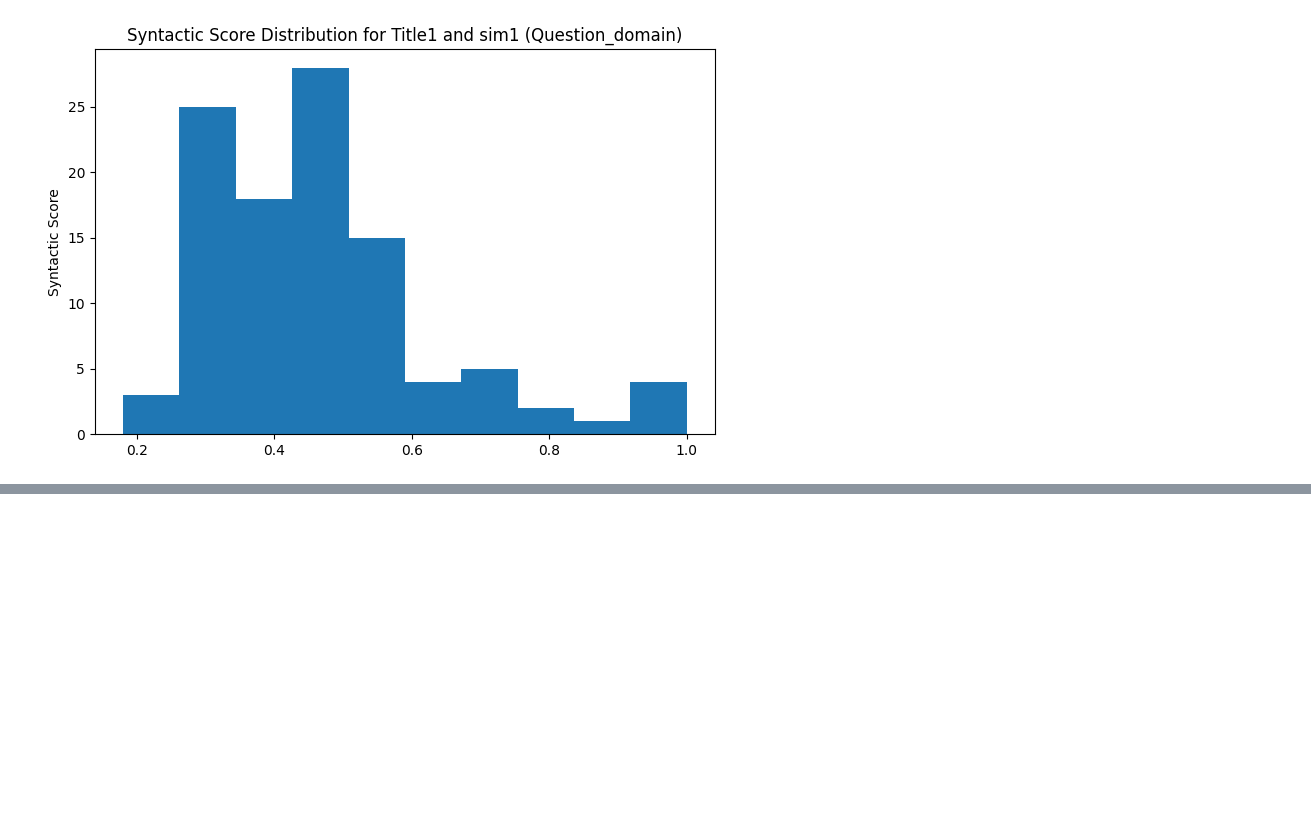
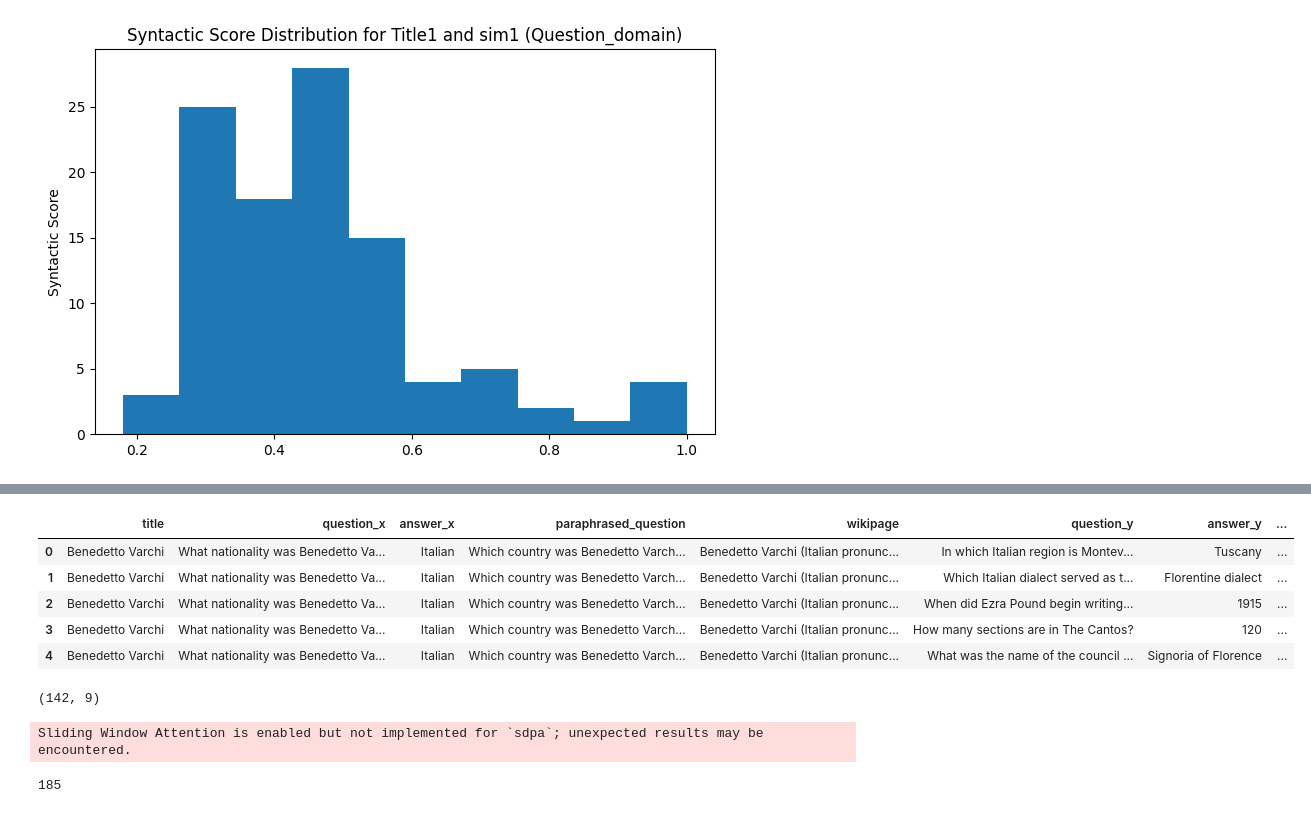
Before and after one commit to praveensonu/emnlp25, a Jupyter notebook: semantic.ipynb, the cells around one changed output, grey strips where cells are left out. Drawn from its saved outputs; the diff is of its cells as text; code cells hidden in the pictures; blank space fills up the shorter version.

```diff
--- a/semantic.ipynb
+++ b/semantic.ipynb
@@ -449,0 +503,3 @@ plt.show()
+# %%
+retain = pd.read_csv('/home/praveen/theoden/emnlp_25/retain_20_1.csv')
+forget = pd.read_csv('/home/praveen/theoden/emnlp_25/forget_20_1.csv')
@@ -449,0 +524,16 @@ plt.show()
+# %%
+semantic_entity = pd.merge(
+    forget,
+    retain_with_wiki,
+    how='left',
+    on=['title']
+)
+# %%
+semantic_entity.head()
+# %% [output]
+|  | title | question_x | answer_x | paraphrased_question | wikipage | question_y | answer_y | ... |
+| 0 | Benedetto Varchi | What nationality was Benedetto Va... | Italian | Which country was Benedetto Varch... | Benedetto Varchi (Italian pronunc... | In which Italian region is Montev... | Tuscany | ... |
+| 1 | Benedetto Varchi | What nationality was Benedetto Va... | Italian | Which country was Benedetto Varch... | Benedetto Varchi (Italian pronunc... | Which Italian dialect served as t... | Florentine dialect | ... |
+| 2 | Benedetto Varchi | What nationality was Benedetto Va... | Italian | Which country was Benedetto Varch... | Benedetto Varchi (Italian pronunc... | When did Ezra Pound begin writing... | 1915 | ... |
+| 3 | Benedetto Varchi | What nationality was Benedetto Va... | Italian | Which country was Benedetto Varch... | Benedetto Varchi (Italian pronunc... | How many sections are in The Cantos? | 120 | ... |
+| 4 | Benedetto Varchi | What nationality was Benedetto Va... | Italian | Which country was Benedetto Varch... | Benedetto Varchi (Italian pronunc... | What was the name of the council ... | Signoria of Florence | ... |
@@ -449,0 +542,8 @@ plt.show()
+# %%
+semantic_entity.shape
+# %% [output]
+(142, 9)
+# %%
+model = SentenceTransformer('Alibaba-NLP/gte-Qwen2-1.5B-instruct')
+# %% [output]
+Sliding Window Attention is enabled but not implemented for `sdpa`; unexpected results may be encountered.
@@ -449,0 +562,4 @@ plt.show()
+# %%
+semantic_entity['extracted_entities'].nunique()
+# %% [output]
+185
```
Also changed, not shown: parts of 37 cells of this notebook, 12 other files.
